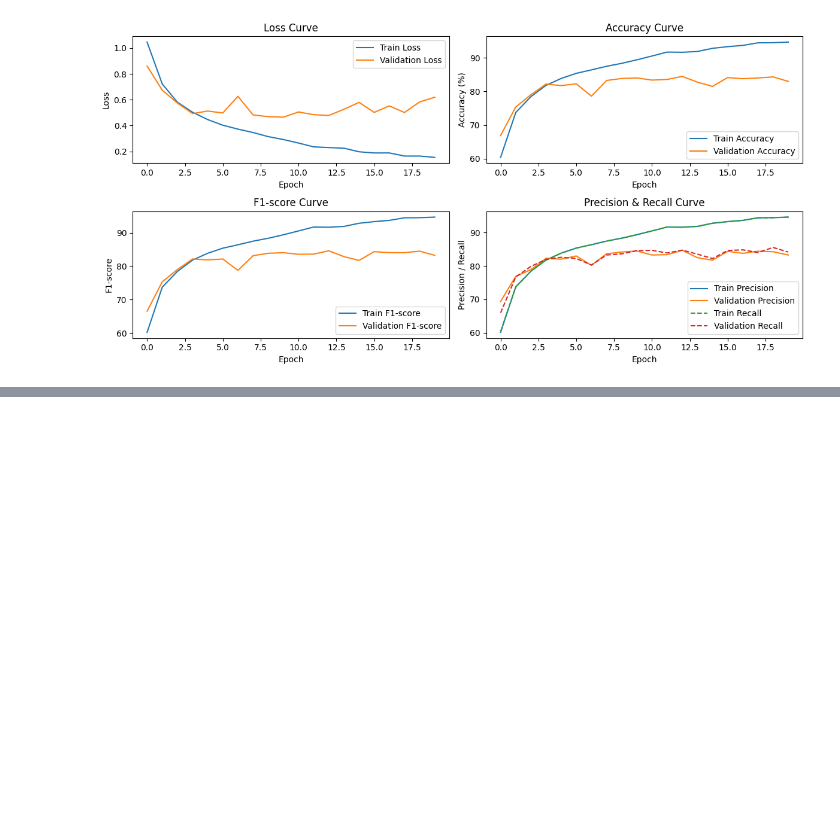
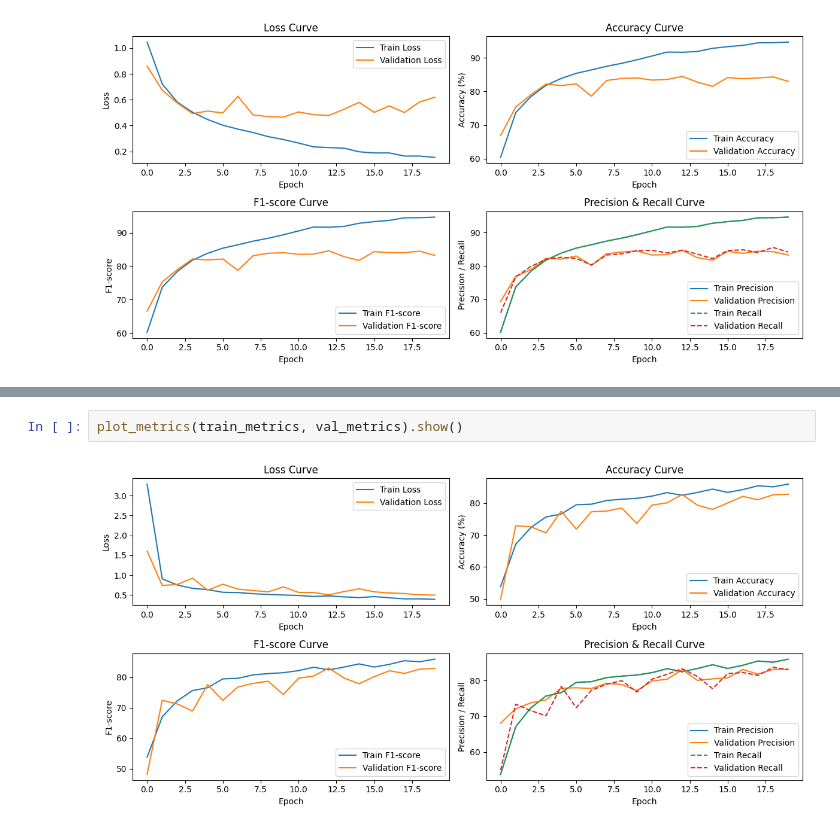
Before and after one commit to yuliastoliaruk/Computer_Vision_NaUKMA, a Jupyter notebook: intel_image_classification.ipynb, the cells around one changed output, grey strips where cells are left out. Cells and saved outputs as stored; diff of their text form; blank space fills up the shorter version.

```diff
--- a/intel_image_classification.ipynb
+++ b/intel_image_classification.ipynb
@@ -387,0 +437,4 @@ plot_metrics(train_metrics, val_metrics).show()
+# %%
+plot_metrics(train_metrics, val_metrics).show()
+# %% [output]
+[figure, added]
```
Also changed, not shown: parts of 40 cells of this notebook.
